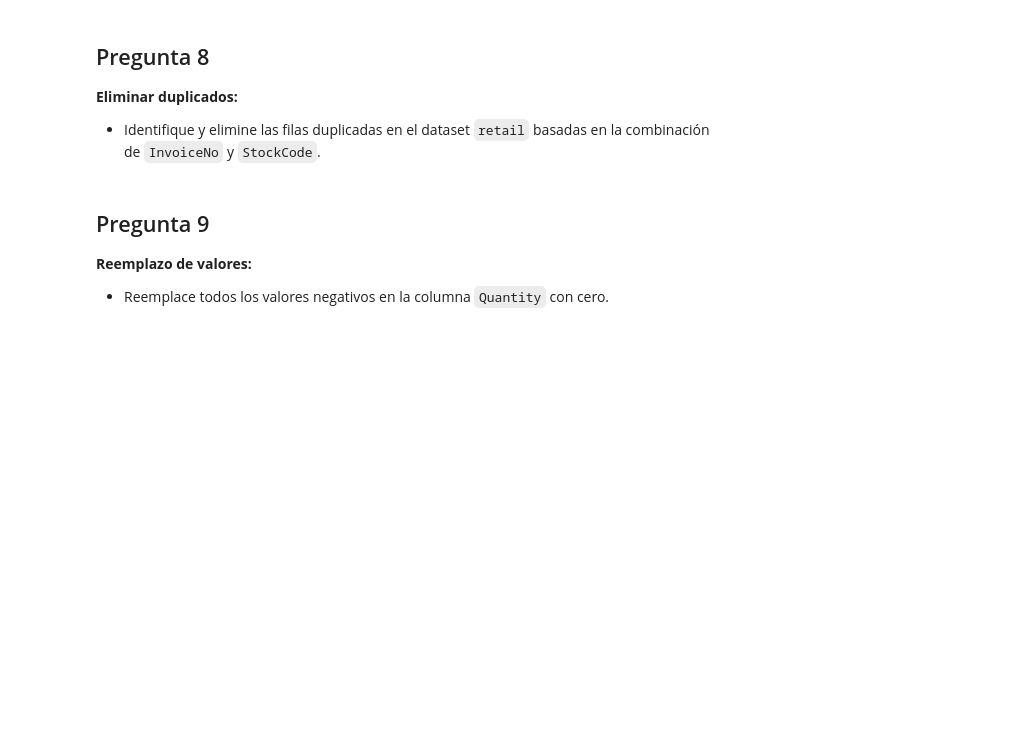
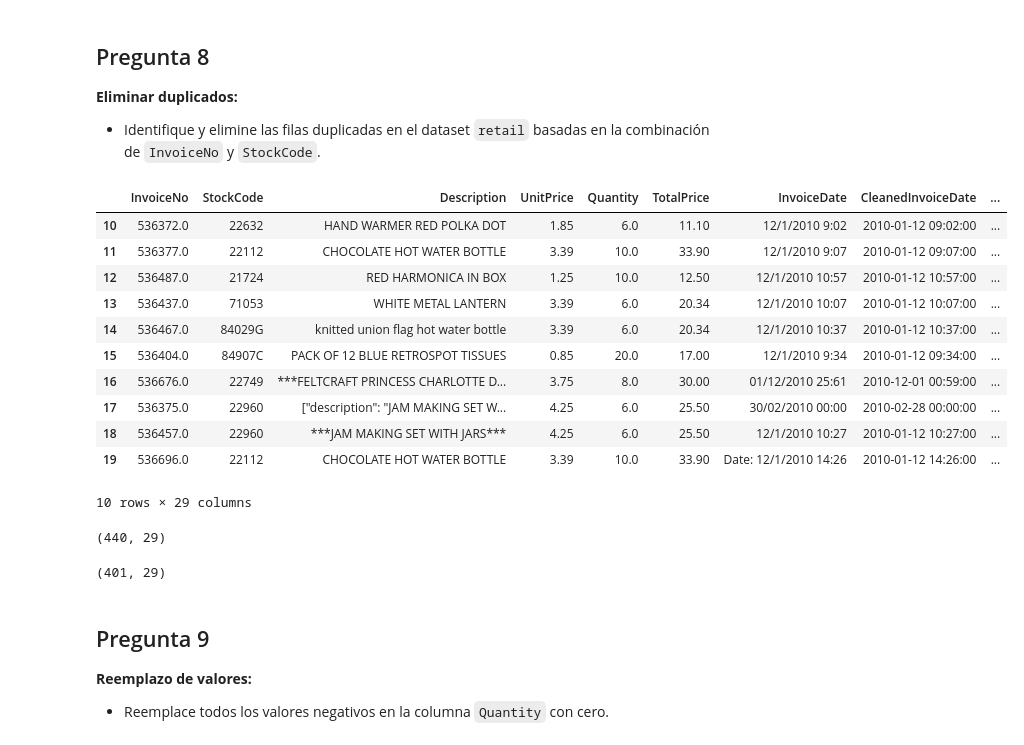
Before and after one commit to jdomdev/data-science-pandas, a Jupyter notebook: notebook/pract43-pd-final/pract43-pd-notebook.ipynb, the cells around one changed output. Drawn from its saved outputs; the diff is of its cells as text; code cells hidden in the pictures; blank space fills up the shorter version.

```diff
--- a/notebook/pract43-pd-final/pract43-pd-notebook.ipynb
+++ b/notebook/pract43-pd-final/pract43-pd-notebook.ipynb
@@ -349,0 +501,4 @@ exchange_rates_df.shape
+# %%
+# Segundo intento
+retail2_df['TotalPrice'] = retail2_df['Quantity'] * retail2_df['UnitPrice']
+print(retail2_df[['Quantity', 'UnitPrice', 'TotalPrice']].head())
@@ -349,0 +512,10 @@ exchange_rates_df.shape
+# %%
+old_order_list3 = retail2_df.columns.to_list()
+new_order_list3 = ['InvoiceNo',  'StockCode',  'Description', 'UnitPrice', 'Quantity', 'TotalPrice',
+                   'InvoiceDate', 'Country', 'CleanedCountry', 'CleanedInvoiceDate', 'CustomerID',
+                    'CustomerName', 'Email', 'Address', 'PhoneNumber', 'Category', 'Supplier',
+                    'StockLevel', 'Discount', 'SaleChannel', 'ReturnStatus', 'ProductWeight',
+                    'ProductDimensions', 'ShippingCost', 'SalesRegion', 'PromotionCode',
+                    'PaymentMethod']
+retail2_df = retail2_df[new_order_list3]
+retail2_df.head()
@@ -353,0 +555,8 @@ exchange_rates_df.shape
+# %%
+# Extracción del mes y año, creando las nuevas columnas
+# rellenar a '0' los valores nulos('NaN')
+# y convertir a entero para eliminar la coma flotante
+retail2_df['InvoiceMonth'] = retail2_df['CleanedInvoiceDate'].dt.month.fillna(0).astype(int)
+retail2_df['InvoiceYear'] = retail2_df['CleanedInvoiceDate'].dt.year.fillna(0).astype(int)
+
+retail2_df.head()
@@ -353,0 +571,12 @@ exchange_rates_df.shape
+# %%
+# Reordenación de columnas
+old_order_list4 = retail2_df.columns.to_list()
+old_order_list4
+
+new_order_list4 = ['InvoiceNo', 'StockCode', 'Description', 'UnitPrice', 'Quantity',
+ 'TotalPrice', 'InvoiceDate', 'CleanedInvoiceDate',  'InvoiceMonth', 'InvoiceYear',
+ 'Country', 'CleanedCountry', 'CustomerID', 'CustomerName', 'Email', 'Address', 'PhoneNumber',
+ 'Category', 'Supplier', 'StockLevel', 'Discount', 'SaleChannel', 'ReturnStatus', 'ProductWeight',
+ 'ProductDimensions', 'ShippingCost', 'SalesRegion', 'PromotionCode', 'PaymentMethod',]
+retail2_df = retail2_df[new_order_list4]
+retail2_df.head()
@@ -355,3 +592,23 @@ exchange_rates_df.shape
 ## Pregunta 8
 **Eliminar duplicados:**
 - Identifique y elimine las filas duplicadas en el dataset `retail` basadas en la combinación de `InvoiceNo` y `StockCode`.
+# %%
+retail2_df[10:20]
+# %% [output]
+|  | InvoiceNo | StockCode | Description | UnitPrice | Quantity | TotalPrice | InvoiceDate | CleanedInvoiceDate | ... |
+| 10 | 536372.0 | 22632 | HAND WARMER RED POLKA DOT | 1.85 | 6.0 | 11.10 | 12/1/2010 9:02 | 2010-01-12 09:02:00 | ... |
+| 11 | 536377.0 | 22112 | CHOCOLATE HOT WATER BOTTLE | 3.39 | 10.0 | 33.90 | 12/1/2010 9:07 | 2010-01-12 09:07:00 | ... |
+| 12 | 536487.0 | 21724 | RED HARMONICA IN BOX | 1.25 | 10.0 | 12.50 | 12/1/2010 10:57 | 2010-01-12 10:57:00 | ... |
+| 13 | 536437.0 | 71053 | WHITE METAL LANTERN | 3.39 | 6.0 | 20.34 | 12/1/2010 10:07 | 2010-01-12 10:07:00 | ... |
+| 14 | 536467.0 | 84029G | knitted union flag hot water bottle | 3.39 | 6.0 | 20.34 | 12/1/2010 10:37 | 2010-01-12 10:37:00 | ... |
+| 15 | 536404.0 | 84907C | PACK OF 12 BLUE RETROSPOT TISSUES | 0.85 | 20.0 | 17.00 | 12/1/2010 9:34 | 2010-01-12 09:34:00 | ... |
+| 16 | 536676.0 | 22749 | ***FELTCRAFT PRINCESS CHARLOTTE D... | 3.75 | 8.0 | 30.00 | 01/12/2010 25:61 | 2010-12-01 00:59:00 | ... |
+| 17 | 536375.0 | 22960 | ["description": "JAM MAKING SET W... | 4.25 | 6.0 | 25.50 | 30/02/2010 00:00 | 2010-02-28 00:00:00 | ... |
+| 18 | 536457.0 | 22960 | ***JAM MAKING SET WITH JARS*** | 4.25 | 6.0 | 25.50 | 12/1/2010 10:27 | 2010-01-12 10:27:00 | ... |
+| 19 | 536696.0 | 22112 | CHOCOLATE HOT WATER BOTTLE | 3.39 | 10.0 | 33.90 | Date: 12/1/2010 14:26 | 2010-01-12 14:26:00 | ... |
+10 rows × 29 columns
+# %%
+# Comprobación de la forma(filas x columnas)
+retail2_df.shape
+# %% [output]
+(440, 29)
@@ -358,3 +618,8 @@ exchange_rates_df.shape
+# %%
+# Comprobación de la forma(filas x columnas)
+retail2_df.shape
+# %% [output]
+(401, 29)
 # %% [markdown]
 ## Pregunta 9
 **Reemplazo de valores:**
```
Also changed, not shown: parts of 35 cells of this notebook.
